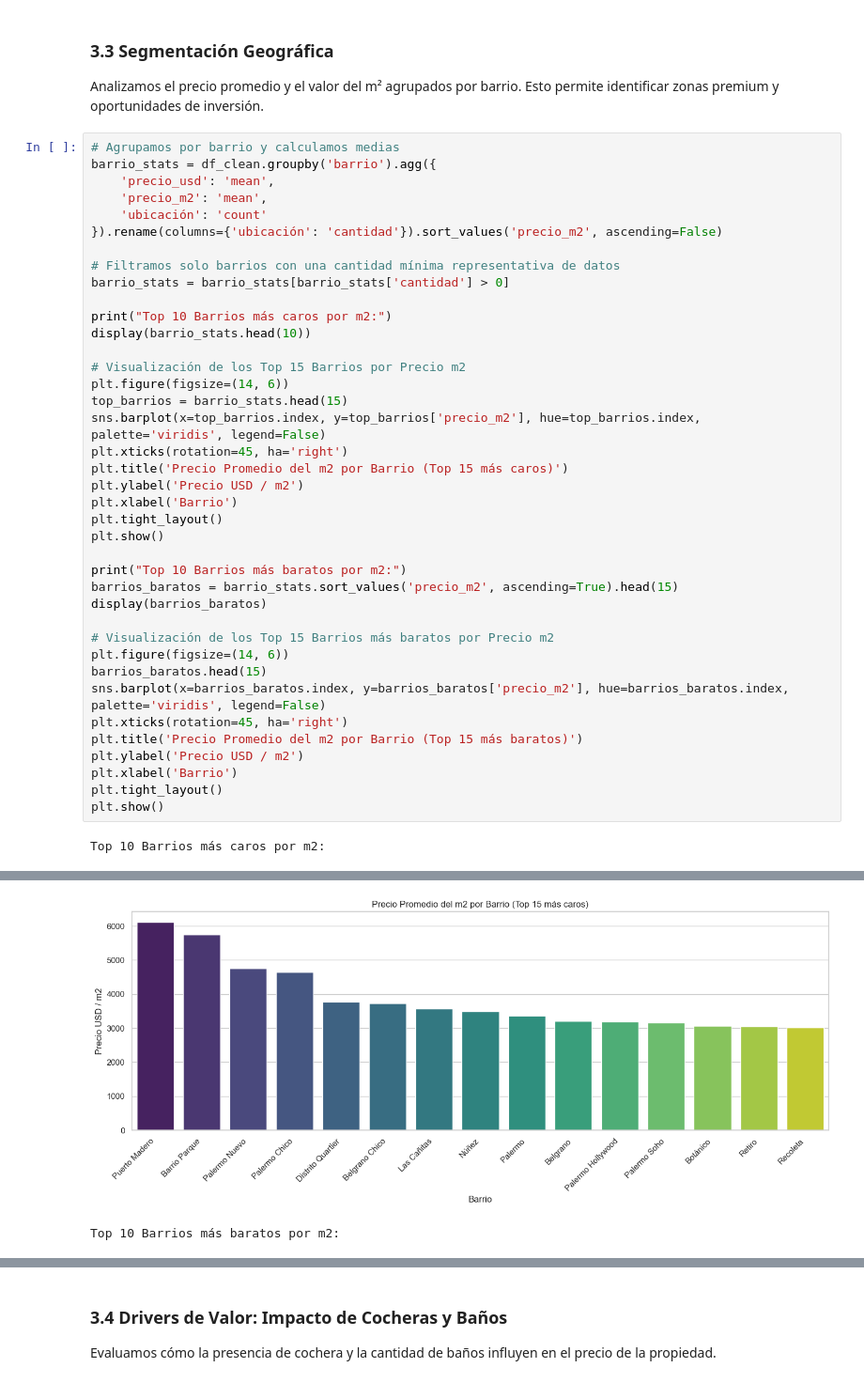
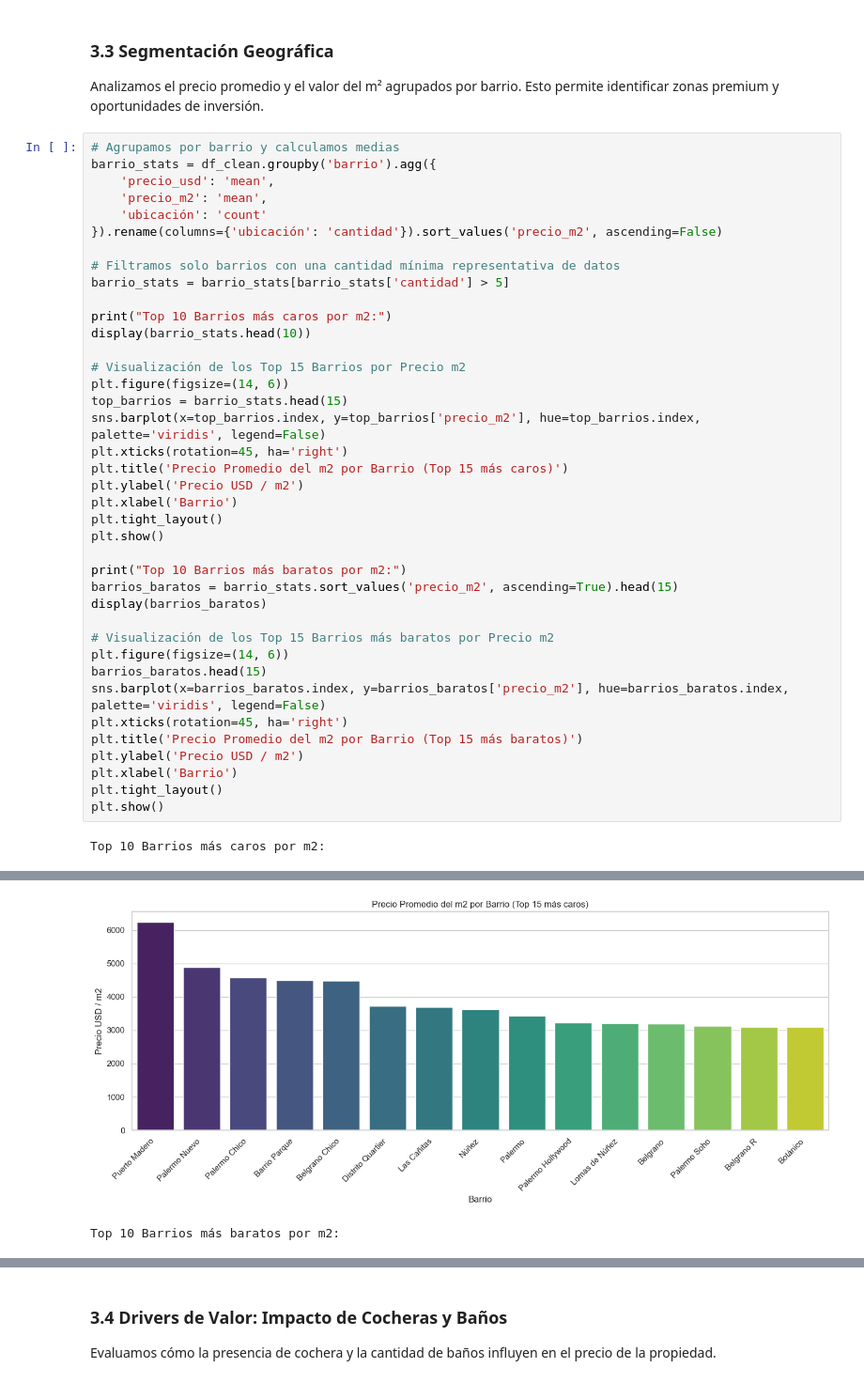
Before and after one commit to Lautaroogh/Real-State-CABA-Analysis, a Jupyter notebook: notebooks/analisis.ipynb, the cells around one changed output, grey strips where cells are left out. Shown at 94% size. Saved outputs shown, nothing was run; the diff lists cells and outputs as text.

```diff
--- a/notebooks/analisis.ipynb
+++ b/notebooks/analisis.ipynb
@@ -220,7 +246,7 @@ barrio_stats = df_clean.groupby('barrio').agg({
 }).rename(columns={'ubicación': 'cantidad'}).sort_values('precio_m2', ascending=False)
 
 # Filtramos solo barrios con una cantidad mínima representativa de datos
-barrio_stats = barrio_stats[barrio_stats['cantidad'] > 0]
+barrio_stats = barrio_stats[barrio_stats['cantidad'] > 5]
 
 print("Top 10 Barrios más caros por m2:")
 display(barrio_stats.head(10))
@@ -267,4 +293,4 @@ Top 10 Barrios más caros por m2:
-[figure, old version]
+[figure, new version]
 Top 10 Barrios más baratos por m2:
 |  | precio_usd | precio_m2 | cantidad |
 | barrio |  |  |  |
```
Also changed, not shown: parts of 15 cells of this notebook, 2 other files.
